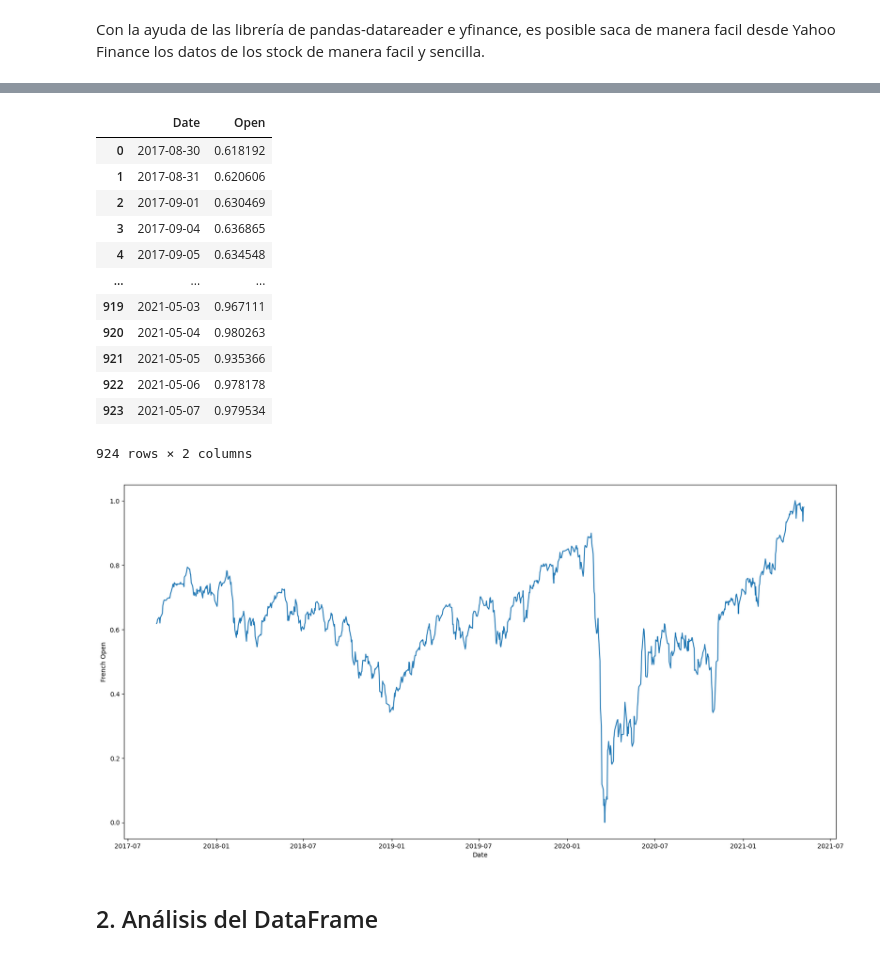
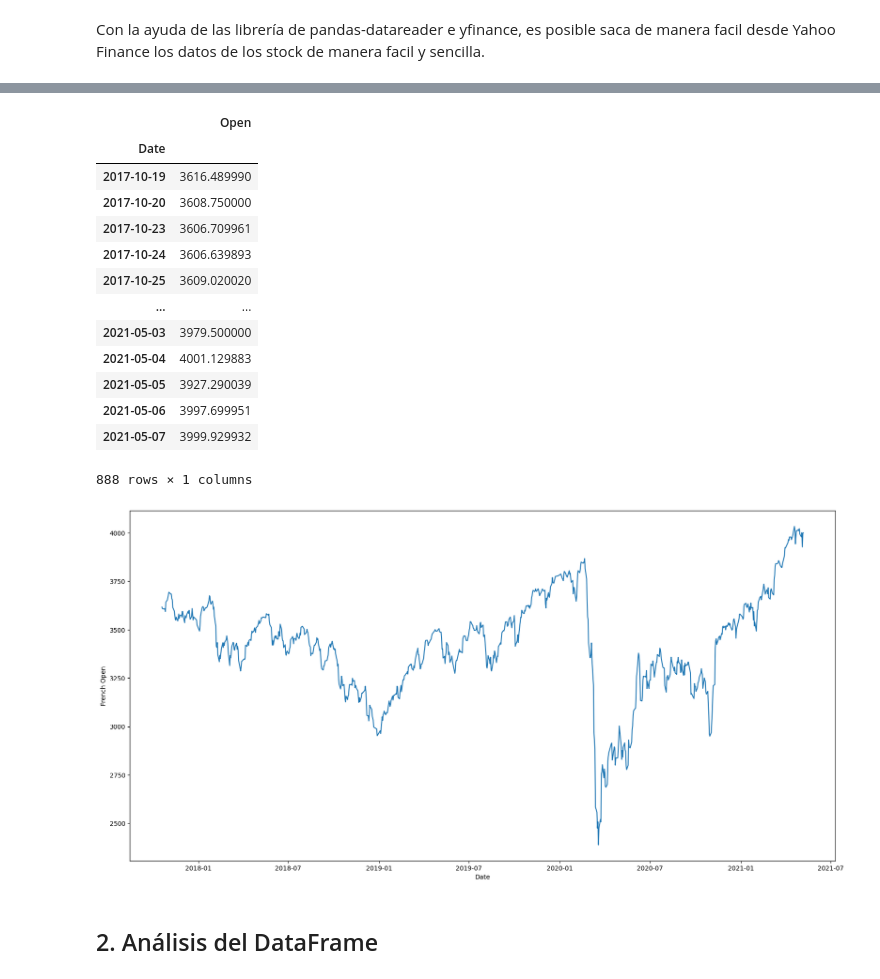
Before and after one commit to AlejandroPqLz/StockPrediction, a Jupyter notebook: DCDC_PrácticaFinal_Predicción de Stock.ipynb, the cells around one changed output, grey strips where cells are left out. Cells and saved outputs as stored; diff of their text form; code cells hidden in the pictures.

```diff
--- a/DCDC_PrácticaFinal_Predicción de Stock.ipynb
+++ b/DCDC_PrácticaFinal_Predicción de Stock.ipynb
@@ -141,9 +141,8 @@ min_date = news.date.min()
 max_date = news.date.max()
 
 # =====================================================================
-# resta 50 días a la fecha mínima( es importante ya que al predecir con las 25 fechas anteriores, necesitas esas 50 días de margen)
-min_date = min_date - pd.DateOffset(days=50)
-# suma 50 días a la fecha máxima
+min_date = min_date
+# son las fechas que intentaremos predecir
 max_date = max_date + pd.DateOffset(days=50)
 
 # convertimos las fechas a string
@@ -198,39 +176,40 @@ display(french)
 # solo nos interesa predecir el valor de apertura
 euro_open = euro[['Open']].copy()
 
-# reseteamos el índice
-euro_open.reset_index(inplace=True)
+# # reseteamos el índice
+# euro_open.reset_index(inplace=True)
 
-# normalizamos los datos para que estén entre 0 y 1
-min_max_scaler = preprocessing.MinMaxScaler()
-euro_open['Open'] = min_max_scaler.fit_transform(euro_open['Open'].values.reshape(-1,1))
+# # normalizamos los datos para que estén entre 0 y 1
+# min_max_scaler = preprocessing.MinMaxScaler()
+# euro_open['Open'] = min_max_scaler.fit_transform(euro_open['Open'].values.reshape(-1,1))
 
 # datos final
 euro_open
 # %% [output]
-|  | Date | Open |
-| 0 | 2017-08-30 | 0.618192 |
-| 1 | 2017-08-31 | 0.620606 |
-| 2 | 2017-09-01 | 0.630469 |
-| 3 | 2017-09-04 | 0.636865 |
-| 4 | 2017-09-05 | 0.634548 |
-| ... | ... | ... |
-| 919 | 2021-05-03 | 0.967111 |
-| 920 | 2021-05-04 | 0.980263 |
-| 921 | 2021-05-05 | 0.935366 |
-| 922 | 2021-05-06 | 0.978178 |
-| 923 | 2021-05-07 | 0.979534 |
+|  | Open |
+| Date |  |
+| 2017-10-19 | 3616.489990 |
+| 2017-10-20 | 3608.750000 |
+| 2017-10-23 | 3606.709961 |
+| 2017-10-24 | 3606.639893 |
+| 2017-10-25 | 3609.020020 |
+| ... | ... |
+| 2021-05-03 | 3979.500000 |
+| 2021-05-04 | 4001.129883 |
+| 2021-05-05 | 3927.290039 |
+| 2021-05-06 | 3997.699951 |
+| 2021-05-07 | 3999.929932 |
-924 rows × 2 columns
+888 rows × 1 columns
 # %%
 # plot euro open using the date as x-axis
 plt.figure(figsize=(20,10))
-plt.plot(euro_open['Date'], euro_open['Open'])
+plt.plot(euro_open['Open'])
 plt.xlabel('Date')
 plt.ylabel('French Open')
 plt.savefig('euro_open.png')
 plt.show()
 # %% [output]
-[figure, old version]
+[figure, new version]
 # %% [markdown]
 ## 2. Análisis del DataFrame
 # %% [markdown]
```
Also changed, not shown: parts of 24 cells of this notebook.
